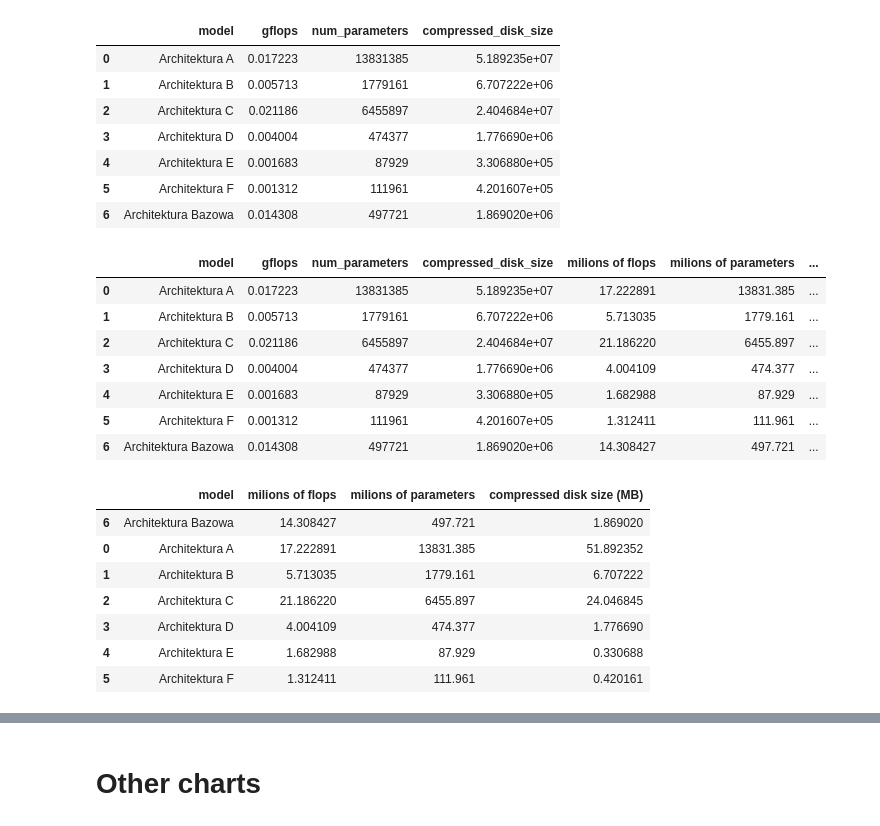
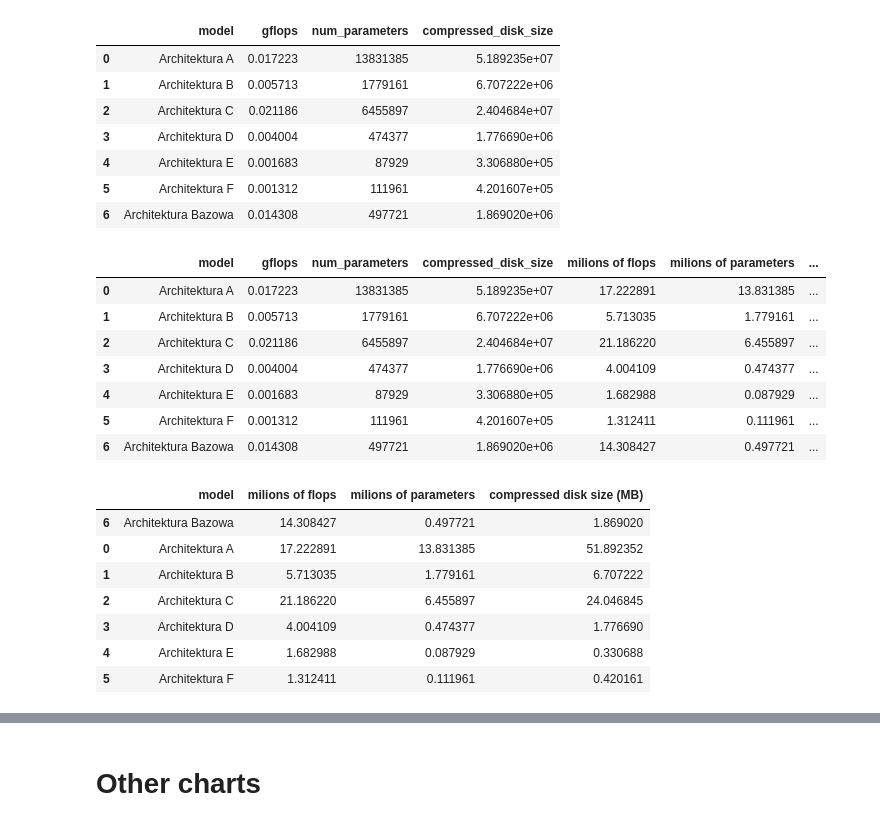
Before and after one commit to WestedCrean/master-thesis, a Jupyter notebook: notebooks/results_analysis/summary_phcd_paper.ipynb, the cells around one changed output, grey strips where cells are left out. Saved outputs shown, nothing was run; the diff lists cells and outputs as text; code cells hidden in the pictures.

```diff
--- a/notebooks/results_analysis/summary_phcd_paper.ipynb
+++ b/notebooks/results_analysis/summary_phcd_paper.ipynb
@@ -146,19 +146,19 @@ summary_df
 | 6 | Architektura Bazowa | 0.014308 | 497721 | 1.869020e+06 |
 # %%
 summary_df["milions of flops"] = summary_df["gflops"].map(lambda x: x * 1000)
-summary_df["milions of parameters"] = summary_df["num_parameters"].map(lambda x: x / 1000)
+summary_df["milions of parameters"] = summary_df["num_parameters"].map(lambda x: x / 1000000)
 summary_df["compressed disk size (MB)"] = summary_df["compressed_disk_size"].map(lambda x: x / 1000000)
 
 summary_df
 # %% [output]
 |  | model | gflops | num_parameters | compressed_disk_size | milions of flops | milions of parameters | ... |
-| 0 | Architektura A | 0.017223 | 13831385 | 5.189235e+07 | 17.222891 | 13831.385 | ... |
-| 1 | Architektura B | 0.005713 | 1779161 | 6.707222e+06 | 5.713035 | 1779.161 | ... |
-| 2 | Architektura C | 0.021186 | 6455897 | 2.404684e+07 | 21.186220 | 6455.897 | ... |
-| 3 | Architektura D | 0.004004 | 474377 | 1.776690e+06 | 4.004109 | 474.377 | ... |
-| 4 | Architektura E | 0.001683 | 87929 | 3.306880e+05 | 1.682988 | 87.929 | ... |
-| 5 | Architektura F | 0.001312 | 111961 | 4.201607e+05 | 1.312411 | 111.961 | ... |
-| 6 | Architektura Bazowa | 0.014308 | 497721 | 1.869020e+06 | 14.308427 | 497.721 | ... |
+| 0 | Architektura A | 0.017223 | 13831385 | 5.189235e+07 | 17.222891 | 13.831385 | ... |
+| 1 | Architektura B | 0.005713 | 1779161 | 6.707222e+06 | 5.713035 | 1.779161 | ... |
+| 2 | Architektura C | 0.021186 | 6455897 | 2.404684e+07 | 21.186220 | 6.455897 | ... |
+| 3 | Architektura D | 0.004004 | 474377 | 1.776690e+06 | 4.004109 | 0.474377 | ... |
+| 4 | Architektura E | 0.001683 | 87929 | 3.306880e+05 | 1.682988 | 0.087929 | ... |
+| 5 | Architektura F | 0.001312 | 111961 | 4.201607e+05 | 1.312411 | 0.111961 | ... |
+| 6 | Architektura Bazowa | 0.014308 | 497721 | 1.869020e+06 | 14.308427 | 0.497721 | ... |
 # %%
 final_summary = summary_df[["model", "milions of flops", "milions of parameters", "compressed disk size (MB)"]]
 
@@ -173,14 +173,15 @@ final_summary = final_summary.sort_values(by=["model"], key=lambda x: x.map({
     "Architektura E": 5,
     "Architektura F": 6
 }))
+#final_summary.columns = ["Model", "Miliony operacji FLOPS", "Miliony parametrów", "Rozmiar na dysku (MB)"]
 
 final_summary
 # %% [output]
 |  | model | milions of flops | milions of parameters | compressed disk size (MB) |
-| 6 | Architektura Bazowa | 14.308427 | 497.721 | 1.869020 |
-| 0 | Architektura A | 17.222891 | 13831.385 | 51.892352 |
-| 1 | Architektura B | 5.713035 | 1779.161 | 6.707222 |
-| 2 | Architektura C | 21.186220 | 6455.897 | 24.046845 |
-| 3 | Architektura D | 4.004109 | 474.377 | 1.776690 |
-| 4 | Architektura E | 1.682988 | 87.929 | 0.330688 |
-| 5 | Architektura F | 1.312411 | 111.961 | 0.420161 |
+| 6 | Architektura Bazowa | 14.308427 | 0.497721 | 1.869020 |
+| 0 | Architektura A | 17.222891 | 13.831385 | 51.892352 |
+| 1 | Architektura B | 5.713035 | 1.779161 | 6.707222 |
+| 2 | Architektura C | 21.186220 | 6.455897 | 24.046845 |
+| 3 | Architektura D | 4.004109 | 0.474377 | 1.776690 |
+| 4 | Architektura E | 1.682988 | 0.087929 | 0.330688 |
+| 5 | Architektura F | 1.312411 | 0.111961 | 0.420161 |
```
Also changed, not shown: parts of 13 cells of this notebook, 6 other files.
